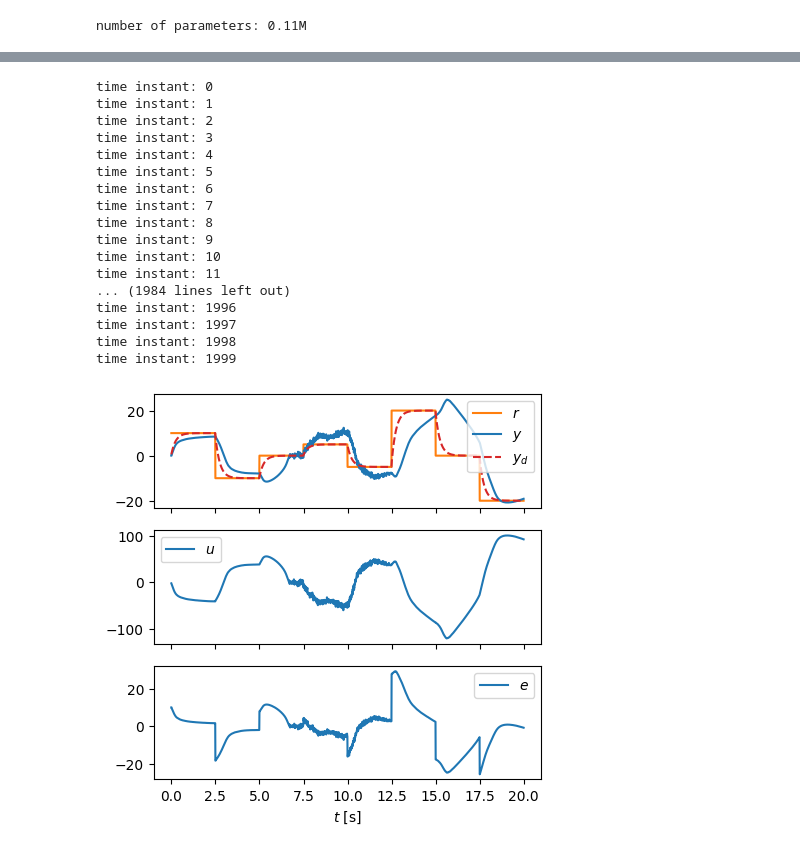
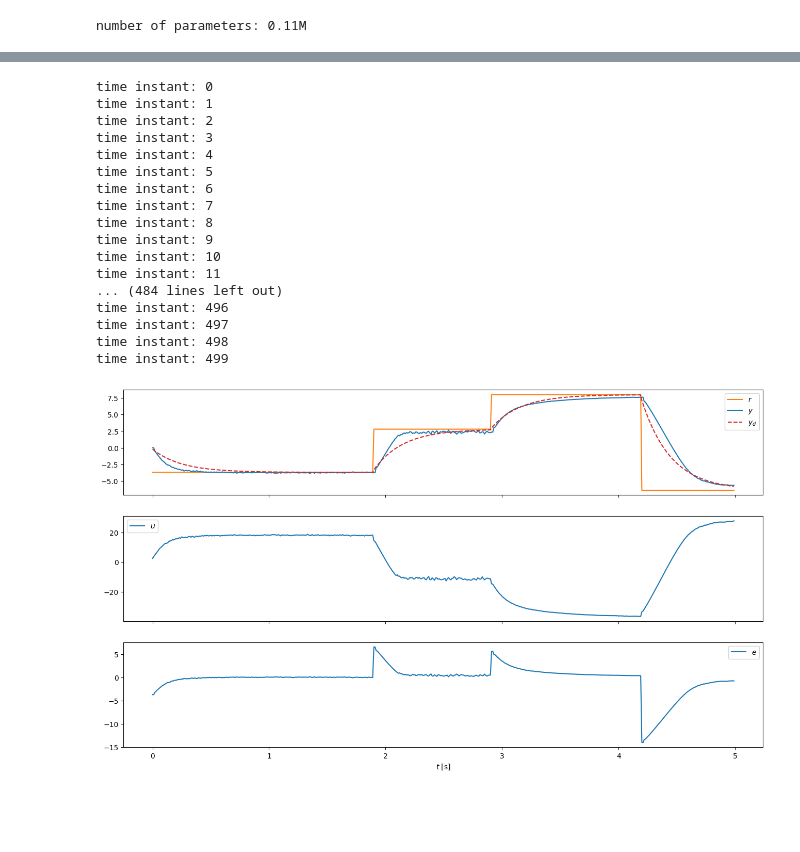
Before and after one commit to buswayne/in-context-controller, a Jupyter notebook: test_onestep_lin_CL.ipynb, the cells around one changed output, grey strips where cells are left out. Saved outputs shown, nothing was run; the diff lists cells and outputs as text; code cells hidden in the pictures; blank space fills up the shorter version.

```diff
--- a/test_onestep_lin_CL.ipynb
+++ b/test_onestep_lin_CL.ipynb
@@ -99,21 +99,22 @@ ts = 1e-2
 # define nominal model
 G = drss(nx, nu, ny, device=device)
 # %%
-T = 20
+T = 5
 t = torch.arange(0, T, ts, device=device, dtype=torch.float32).view(-1, 1)
 r = torch.ones_like(t, device=device, dtype=torch.float32)
-# r[t < 1.9] = -3.7
-# r[(t >= 1.9) & (t < 2.9)] = -2.8
-# r[(t >= 2.9) & (t < 4.2)] = -4.5
-# r[(t >= 4.2) & (t < 5.1)] = -3.4
-r[(t < 2.5)] = 10
-r[(t >= 2.5) & (t < 5)] = -10
-r[(t >= 5.0) & (t < 7.5)] = 0
-r[(t >= 7.5) & (t < 10)] = 5
-r[(t >= 10.) & (t < 12.5)] = -5
-r[(t >= 12.5) & (t < 15.)] = 20
-r[(t >= 15.0) & (t < 17.5)] = 0
-r[(t >= 17.5) & (t < 20.0)] = -20
+
+r[t < 1.9] = -3.7
+r[(t >= 1.9) & (t < 2.9)] = 2.8
+r[(t >= 2.9) & (t < 4.2)] = 8
+r[(t >= 4.2) & (t < 5.1)] = -6.4
+# r[(t < 2.5)] = 5
+# r[(t >= 2.5) & (t < 5)] = -5
+# r[(t >= 5.0) & (t < 7.5)] = 0
+# r[(t >= 7.5) & (t < 10)] = 1
+# r[(t >= 10.) & (t < 12.5)] = -1
+# r[(t >= 12.5) & (t < 15.)] = 10
+# r[(t >= 15.0) & (t < 17.5)] = 0
+# r[(t >= 17.5) & (t < 20.0)] = -10
 
 tau = 1
 M_num = torch.tensor([0.01, 1], device=device, dtype=torch.float32)  # Numerator coefficients
@@ -184,39 +185,39 @@ time instant: 8
 time instant: 9
 time instant: 10
 time instant: 11
-... (1984 lines left out)
-time instant: 1996
-time instant: 1997
-time instant: 1998
-time instant: 1999
+... (484 lines left out)
+time instant: 496
+time instant: 497
+time instant: 498
+time instant: 499
 # %%
-fig = plt.figure(figsize=(5, 5))
+fig = plt.figure(figsize=(16, 9))
 ax1 = plt.subplot(311)
 #plt.plot(t_CL, r)
 plt.plot(t.cpu().numpy(), r.cpu().numpy(), label="$r$", c='tab:orange')
 plt.plot(t.cpu().numpy(), Y[0,:,0].cpu().numpy(), label="$y$", c='tab:blue', alpha=1)
 plt.plot(t.cpu().numpy(), y_d.cpu().numpy(), label="$y_d$", c='tab:red', alpha=1, linestyle='--')
 plt.legend(['$r$','$y$','$y_d$'])
 # plt.xlim([0, 0.43])
 # plt.ylim([0, 10])
 plt.tick_params('x', labelbottom=False)
 
 ax2 = plt.subplot(312, sharex=ax1)
 plt.plot(t.cpu().numpy(), U[0,1:,0].cpu().numpy(), c='tab:blue', alpha=1)
 # plt.plot(t_CL[:-1], batch_u[0,1:,0] * u_std, c='tab:green', alpha=1)
 plt.legend(['$u$', '$u_{ideal}$'])
 # plt.xlim([10, 12])
 plt.tick_params('x', labelbottom=False)
 
 ax3 = plt.subplot(313, sharex=ax1)
 plt.plot(t.cpu().numpy(), E[0,:,0].cpu().numpy(), c='tab:blue', alpha=1)
 # plt.plot(t_CL, batch_e[0,:,0] * e_std, c='tab:green', alpha=1)
 plt.xlabel('$t$ [s]')
 # plt.ylim([0, 4])
 plt.legend(['$e$', '$e_{ideal}$'])
 
 # plt.savefig('transformer_controller.pdf')
 
 plt.show()
 # %% [output]
-[figure, old version]
+[figure, new version]
```
Also changed, not shown: parts of 2 cells of this notebook, 1 other file.
